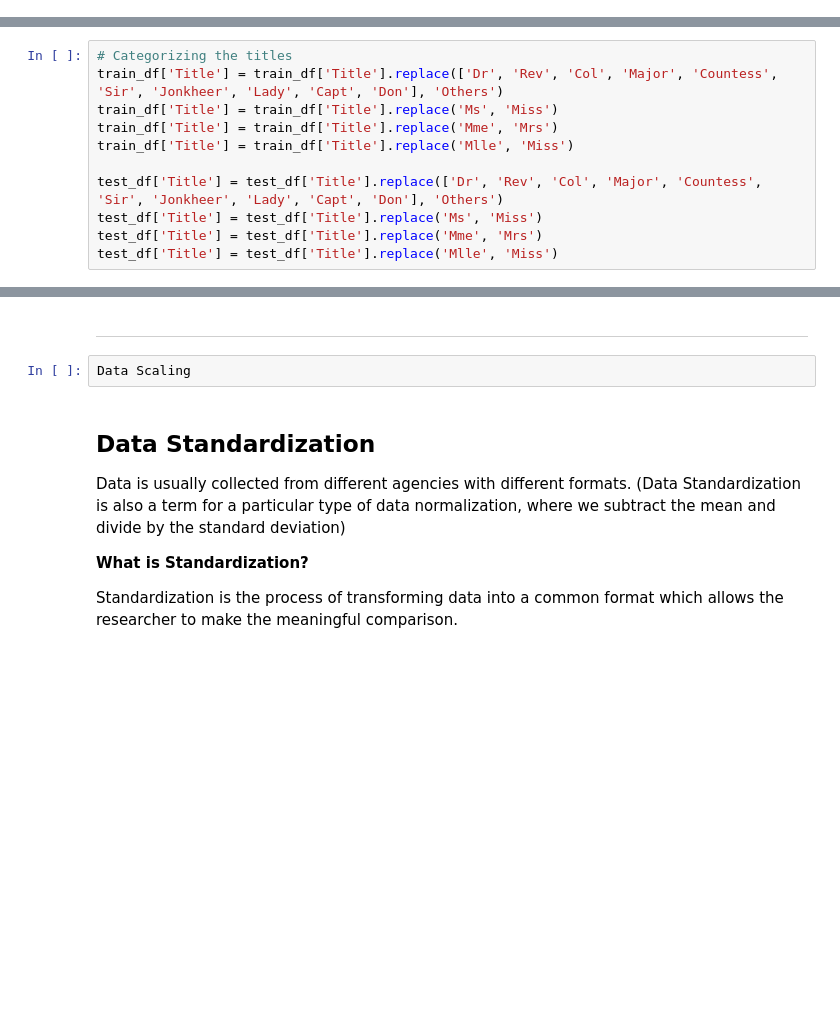
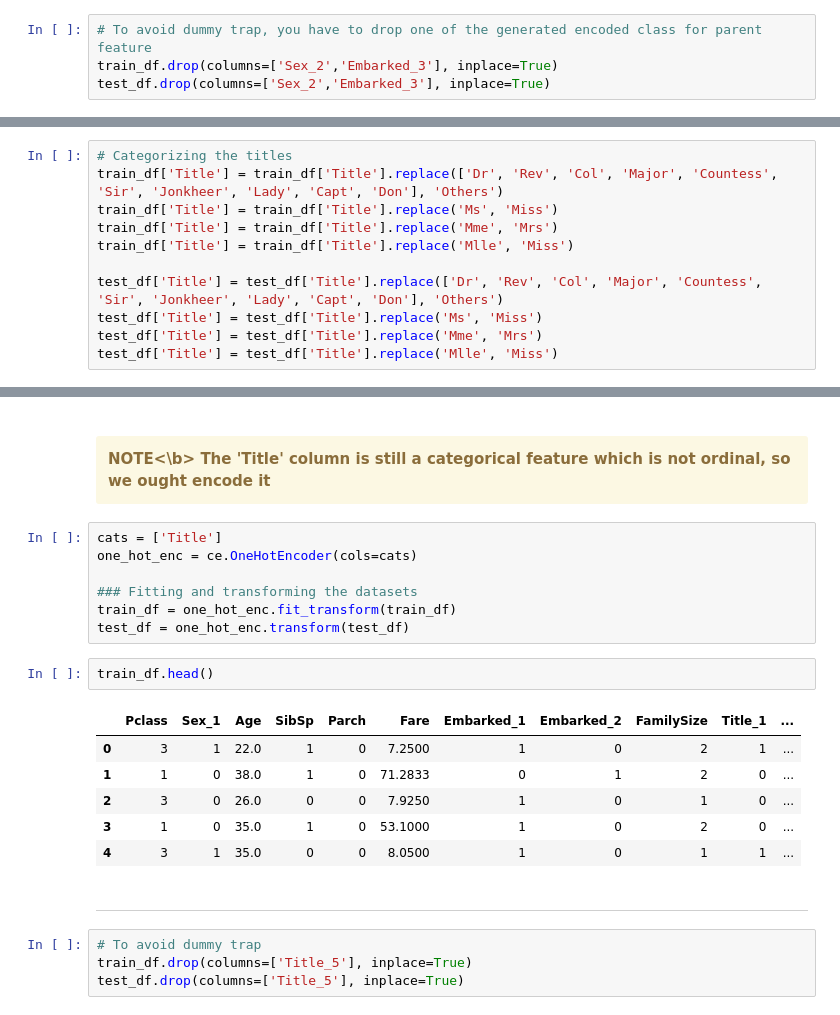
Before and after one commit to codebrain001/EAGE_YP_PVC, a Jupyter notebook: notebooks/import_cleaning.ipynb, the cells around one changed output, grey strips where cells are left out. Saved outputs shown, nothing was run; the diff lists cells and outputs as text; blank space fills up the shorter version.

Commit message:
Update the data cleaning session

```diff
--- a/notebooks/import_cleaning.ipynb
+++ b/notebooks/import_cleaning.ipynb
@@ -576,0 +596,4 @@ test_df = one_hot_enc.transform(test_df)
+# %%
+# To avoid dummy trap, you have to drop one of the generated encoded class for parent feature
+train_df.drop(columns=['Sex_2','Embarked_3'], inplace=True)
+test_df.drop(columns=['Sex_2','Embarked_3'], inplace=True)
@@ -626,14 +712,26 @@ test_df['Title'] = test_df['Title'].replace('Mlle', 'Miss')
+# %% [markdown]
+<br>
+<div class='alert alert-warning'>
+<b>NOTE<\b> The 'Title' column is still a categorical feature which is not ordinal, so we ought encode it
+# %%
+cats = ['Title']
+one_hot_enc = ce.OneHotEncoder(cols=cats)
+
+### Fitting and transforming the datasets
+train_df = one_hot_enc.fit_transform(train_df)
+test_df = one_hot_enc.transform(test_df)
+# %%
+train_df.head()
+# %% [output]
+|  | Pclass | Sex_1 | Age | SibSp | Parch | Fare | Embarked_1 | Embarked_2 | FamilySize | Title_1 | ... |
+| 0 | 3 | 1 | 22.0 | 1 | 0 | 7.2500 | 1 | 0 | 2 | 1 | ... |
+| 1 | 1 | 0 | 38.0 | 1 | 0 | 71.2833 | 0 | 1 | 2 | 0 | ... |
+| 2 | 3 | 0 | 26.0 | 0 | 0 | 7.9250 | 1 | 0 | 1 | 0 | ... |
+| 3 | 1 | 0 | 35.0 | 1 | 0 | 53.1000 | 1 | 0 | 2 | 0 | ... |
+| 4 | 3 | 1 | 35.0 | 0 | 0 | 8.0500 | 1 | 0 | 1 | 1 | ... |
 # %% [markdown]
 ***
-# %%
-Data Scaling
-# %% [markdown]
-<h2 id="data_standardization">Data Standardization</h2>
-<p>
-Data is usually collected from different agencies with different formats.
-(Data Standardization is also a term for a particular type of data normalization, where we subtract the mean and divide by the standard deviation)
-</p>
-
-<b>What is Standardization?</b>
-<p>Standardization is the process of transforming data into a common format which allows the researcher to make the meaningful comparison.
-</p>
+# %%
+# To avoid dummy trap
+train_df.drop(columns=['Title_5'], inplace=True)
+test_df.drop(columns=['Title_5'], inplace=True)
```
Also changed, not shown: parts of 31 cells of this notebook, 9 other files.
